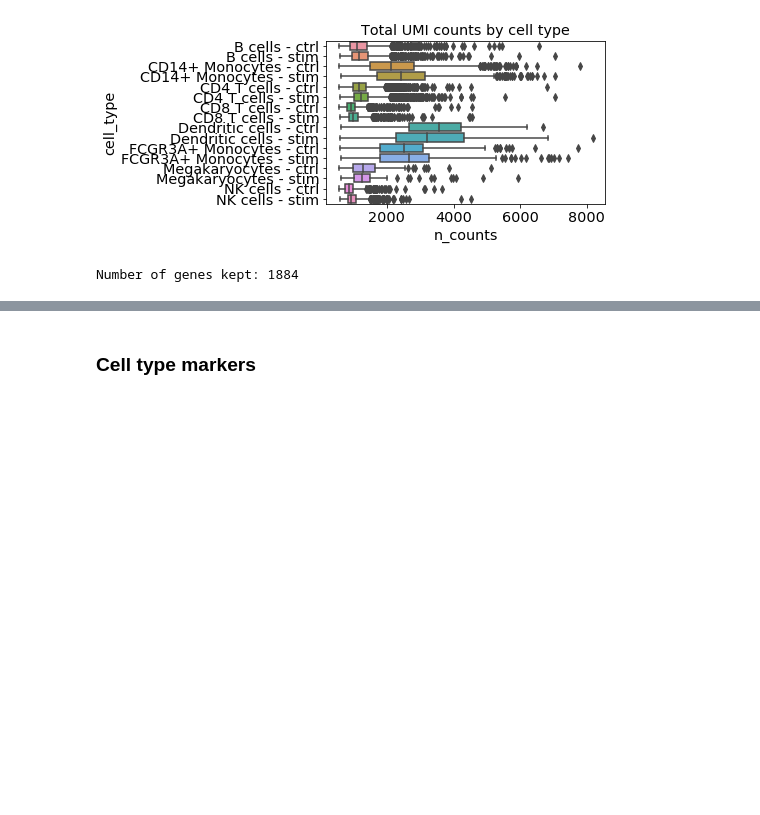
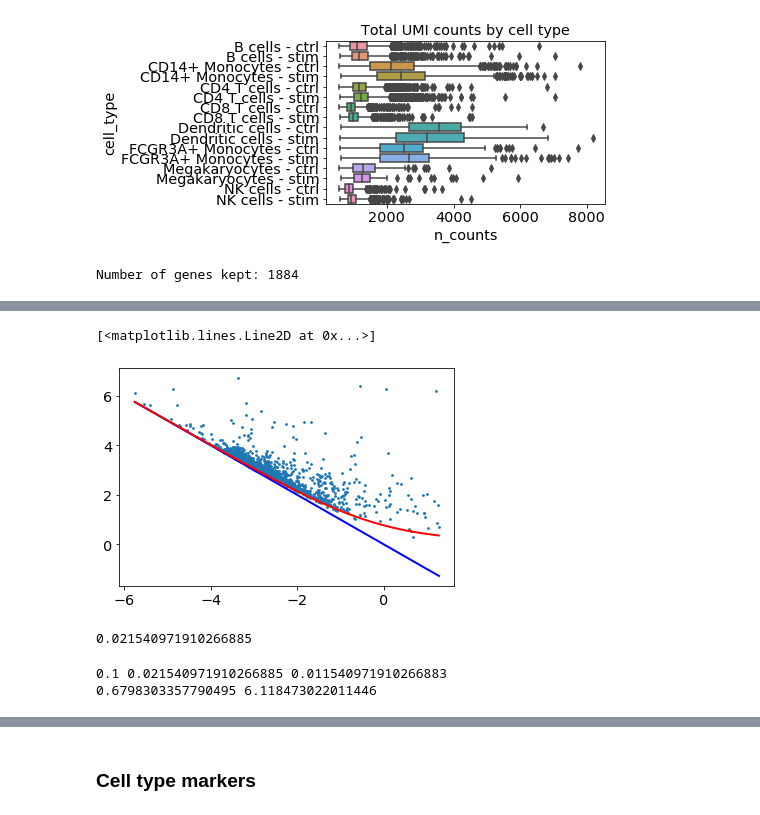
Before and after one commit to yelabucsf/scrna-parameter-estimation, a Jupyter notebook: examples/interferon_stimulation/interferon_stimulation_analysis.ipynb, the cells around one changed output, grey strips where cells are left out. Drawn from its saved outputs; the diff is of its cells as text; code cells hidden in the pictures; blank space fills up the shorter version.

```diff
--- a/examples/interferon_stimulation/interferon_stimulation_analysis.ipynb
+++ b/examples/interferon_stimulation/interferon_stimulation_analysis.ipynb
@@ -94,0 +103,10 @@ Number of genes kept: 1884
+# %%
+imp.reload(simplesc)
+estimator = simplesc.SingleCellEstimator(
+    adata=adata_ctrl,
+    group_label='cell',
+    n_umis_column='n_counts',
+    num_permute=10000,
+    p=0.1)
+# %%
+ct = 'all'
@@ -94,0 +138,18 @@ Number of genes kept: 1884
+# %%
+x = observed_mean
+y_true = observed_var / observed_mean**2
+cond = (~np.isnan(x) & ~np.isnan(y_true))
+x = x[cond]
+y_true = y_true[cond]
+x_lower_bound = np.arange(x.min(), x.max(), 0.01)
+noise_level = np.percentile(
+    (y_true - 1/x)[observed_disp[cond] >= 1],
+    q=3)
+#noise_level = np.nanmin(y_true - 1/x)
+y_lower_bound = plot_log_line(x_lower_bound, noise_level)
+plt.scatter(np.log(x), np.log(y_true), s=3)
+plt.plot([np.log(x.min()), np.log(x.max())], [-np.log(x.min()), -np.log(x.max())], color='b', lw=2)
+plt.plot(np.log(x_lower_bound), np.log(y_lower_bound), color='r', lw=2)
+# %% [output]
+[<matplotlib.lines.Line2D at 0x...>]
+[figure, added]
@@ -94,0 +158,4 @@ Number of genes kept: 1884
+# %%
+p_sq
+# %% [output]
+0.021540971910266885
@@ -94,0 +169,6 @@ Number of genes kept: 1884
+# %%
+print(mean_p, p_sq, var_p)
+print(alpha, beta)
+# %% [output]
+0.1 0.021540971910266885 0.011540971910266883
+0.6798303357790495 6.118473022011446
```
Also changed, not shown: parts of 32 cells of this notebook, 1 other file.
